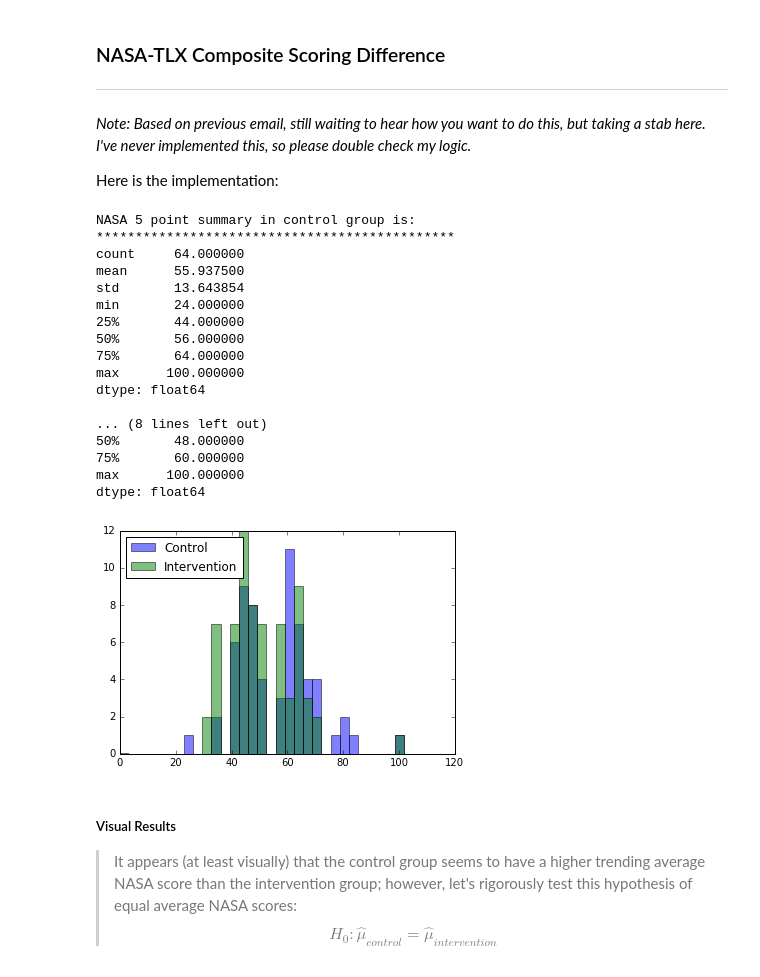
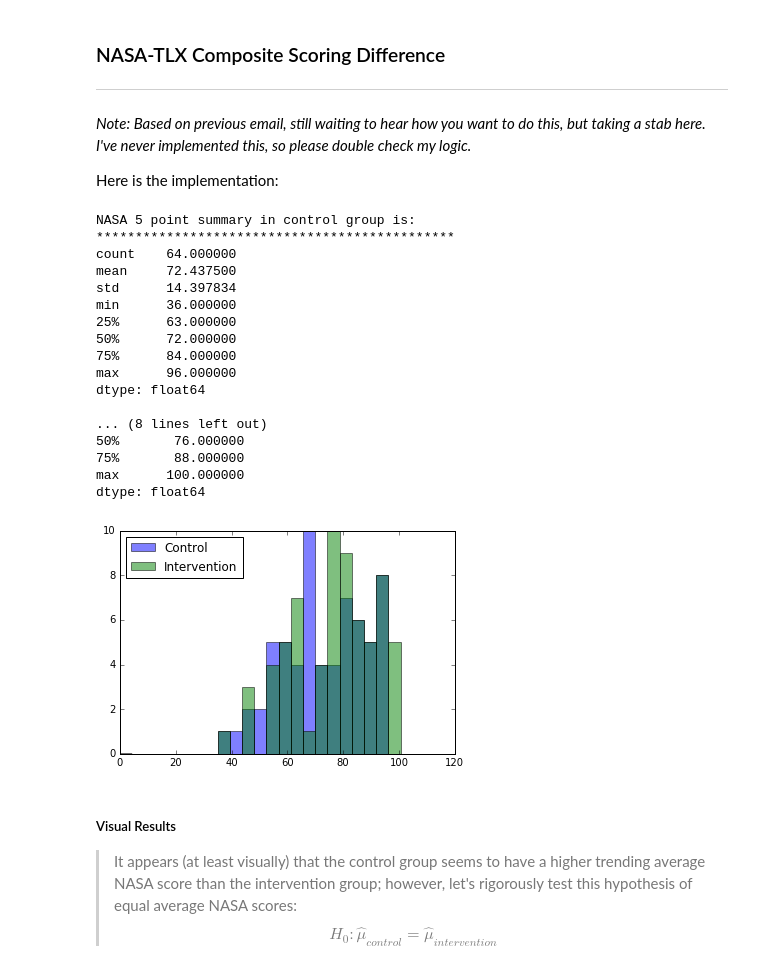
Before and after one commit to Duke-Translational-Bioinformatics/kairx-analysis, a Jupyter notebook: notebooks/med_student_qualtrics_use.ipynb, the cells around one changed output. Cells and saved outputs as stored; diff of their text form; code cells hidden in the pictures.

Commit message:
updated NASA-TLX analysis and added the number of particpants notebook to help figure out total n

```diff
--- a/notebooks/med_student_qualtrics_use.ipynb
+++ b/notebooks/med_student_qualtrics_use.ipynb
@@ -32,10 +32,10 @@ sus_qs = ['Ease of Use (SUS)-I think that I would like to use this application f
        'Ease of Use (SUS)-I felt very confident using the application.',
        'Ease of Use (SUS)-I needed to learn a lot of things before I could get going with this application.']
 nasa_qs = ['Cognitive Workload (NASA-TLX)-How mentally demanding was the task?',
-       'Cognitive Workload (NASA-TLX)-How much time pressure did you feel?',
-       'Cognitive Workload (NASA-TLX)-How successful were you in accomplishing what you were asked to do?',
-       'Cognitive Workload (NASA-TLX)-How hard did you have to work to accomplish your level of performance?',
-       'Cognitive Workload (NASA-TLX)-How insecure, discouraged, irritated, stressed, and annoyed were you?']
+           'Cognitive Workload (NASA-TLX)-How much time pressure did you feel?',
+           'Cognitive Workload (NASA-TLX)-How hard did you have to work to accomplish your level of performance?',
+           'Cognitive Workload (NASA-TLX)-How insecure, discouraged, irritated, stressed, and annoyed were you?',
+           'Cognitive Workload (NASA-TLX)-How successful were you in accomplishing what you were asked to do?']
 
 us_control = pd.read_csv(header=1,filepath_or_buffer=open("./med_student_materials/qualtrics_data/KaiRx_Usability_Survey_and_Feedback__Control.csv","rb"))
 us_control_sus = us_control[sus_qs]
@@ -179,7 +179,7 @@ Ttest_indResult(statistic=-2.3032060180784777, pvalue=0.0228550294862267)
 Here is the implementation:
 # %%
 #Calculating the NASA-TLX
-def scoreResultNASA(x):
+def vh(x):
     if x=='Very low':
         return(1*4) #Note this is 1*4 - I'm equally weighting all questions by 4
     elif x=='Somewhat low':
@@ -190,14 +190,33 @@ def scoreResultNASA(x):
         return(4*4) #Note this is 1*4 - I'm equally weighting all questions by 4
     elif x=='Very high':
         return(5*4) #Note this is 1*4 - I'm equally weighting all questions by 4
+def vl(x):
+    if x=='Very low':
+        return(5*4) #Note this is 1*4 - I'm equally weighting all questions by 4
+    elif x=='Somewhat low':
+        return(4*4) #Note this is 1*4 - I'm equally weighting all questions by 4
+    elif x=='Neutral':
+        return(3*4) #Note this is 1*4 - I'm equally weighting all questions by 4
+    elif x=='Somewhat high':
+        return(2*4) #Note this is 1*4 - I'm equally weighting all questions by 4
+    elif x=='Very high':
+        return(1*4) #Note this is 1*4 - I'm equally weighting all questions by 4
 
-def nasaIt(x):
-    temp = [scoreResultNASA(y) for y in x]
-    result = np.sum(temp)
-    return(result)
+nasa_control = us_control_nasa.apply(lambda row: np.sum([vl(row['Cognitive Workload (NASA-TLX)-How mentally demanding was the task?']),
+                                          vl(row['Cognitive Workload (NASA-TLX)-How much time pressure did you feel?']),
+                                          vl(row['Cognitive Workload (NASA-TLX)-How hard did you have to work to accomplish your level of performance?']),
+                                          vl(row['Cognitive Workload (NASA-TLX)-How insecure, discouraged, irritated, stressed, and annoyed were you?']),
+                                          vh(row['Cognitive Workload (NASA-TLX)-How successful were you in accomplishing what you were asked to do?'])
+                                          ]),
+                                     axis=1)
 
-nasa_control =   pd.Series(us_control_nasa.apply(nasaIt,axis=1))
-nasa_interve =   pd.Series(us_interve_nasa.apply(nasaIt,axis=1))
+nasa_interve = us_interve_nasa.apply(lambda row: np.sum([vl(row['Cognitive Workload (NASA-TLX)-How mentally demanding was the task?']),
+                                          vl(row['Cognitive Workload (NASA-TLX)-How much time pressure did you feel?']),
+                                          vl(row['Cognitive Workload (NASA-TLX)-How hard did you have to work to accomplish your level of performance?']),
+                                          vl(row['Cognitive Workload (NASA-TLX)-How insecure, discouraged, irritated, stressed, and annoyed were you?']),
+                                          vh(row['Cognitive Workload (NASA-TLX)-How successful were you in accomplishing what you were asked to do?'])
+                                          ]),
+                                     axis=1)
 
 print("NASA 5 point summary in control group is: ")
 print("**********************************************")
@@ -209,33 +228,33 @@ print(nasa_interve.describe())
 # %% [output]
 NASA 5 point summary in control group is:
 **********************************************
-count     64.000000
-mean      55.937500
-std       13.643854
-min       24.000000
-25%       44.000000
-50%       56.000000
-75%       64.000000
-max      100.000000
+count    64.000000
+mean     72.437500
+std      14.397834
+min      36.000000
+25%      63.000000
+50%      72.000000
+75%      84.000000
+max      96.000000
 dtype: float64
 
 ... (8 lines left out)
-50%       48.000000
-75%       60.000000
+50%       76.000000
+75%       88.000000
 max      100.000000
 dtype: float64
 # %%
 x = nasa_control
 y = nasa_interve
 
-bins = np.linspace(0, 105, 33)
+bins = np.linspace(0, 105, 25)
 
 plt.hist(x, bins, alpha=0.5, label='Control')
 plt.hist(y, bins, alpha=0.5, label='Intervention')
 plt.legend(loc='upper left')
 plt.show()
 # %% [output]
-[figure, old version]
+[figure, new version]
 # %% [markdown]
 ##### Visual Results
 >It appears (at least visually) that the control group seems to have a higher trending average NASA score than the intervention group; however, let's rigorously test this hypothesis of equal average NASA scores:
```
Also changed, not shown: parts of 2 cells of this notebook, 2 other files.
